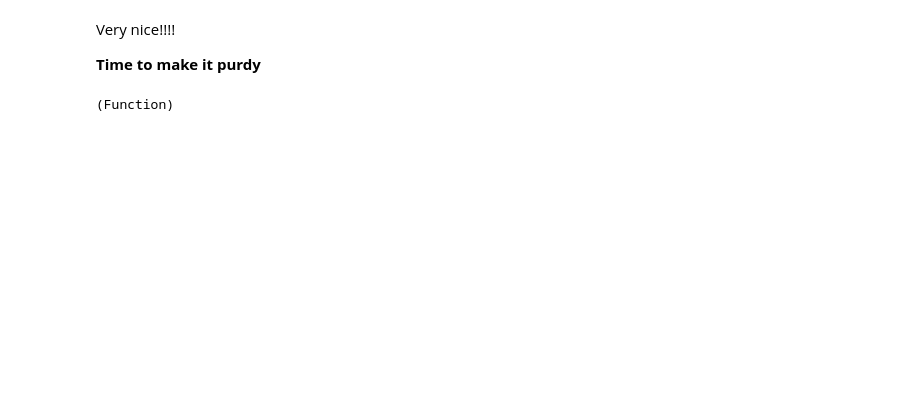
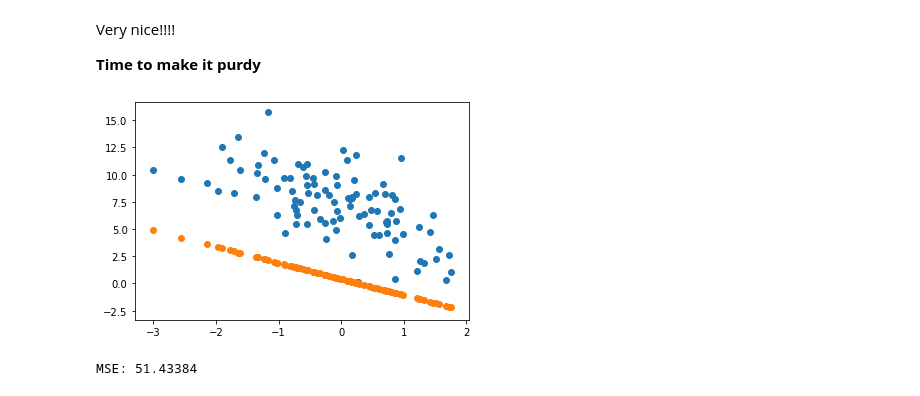
Before and after one commit to Unthrottled/fast-ai-swift, a Jupyter notebook: convolution_network_try_two.ipynb, the cells around one changed output. Drawn from its saved outputs; the diff is of its cells as text; code cells hidden in the pictures; blank space fills up the shorter version.

```diff
--- a/convolution_network_try_two.ipynb
+++ b/convolution_network_try_two.ipynb
@@ -291,10 +289,3 @@ func meanSquaredErrorAndGradient(yHat: TensorFloat, y: TensorFloat) -> (value: T
 
     return (value: meanValue, gradient: { squareGradient(meanGradient(TensorFloat([1]))) })
 }
-# %%
-struct AlexLayer {
-    let activationFunction: (TensorFloat) -> (value: TensorFloat, gradientChain: (TensorFloat) -> TensorFloat)
-
-}
-# %% [output]
-(Function)
@@ -300,0 +372,14 @@ struct AlexLayer {
+# %%
+let testLayer = AlexLayer(inputSize: 2,
+                          outputSize: 1)
+let (alexYHat, testLayerTwo) = testLayer.forwardPass(inputTensor: A)
+showYHat(yHat: alexYHat)
+# %% [output]
+[figure, added]
+# %%
+let (lossyBoi, lossGradient) = meanSquaredErrorAndGradient(yHat: alexYHat, y: yValidationPoints)
+print("MSE: \(lossyBoi)")
+let (ddxLayerTwo, testLayerThree) = testLayerTwo.backwardPass(ddx: lossGradient(),
+                                                              hyperParams: HyperParameters(learningRate: 5e-2))
+# %% [output]
+MSE: 51.43384
```
Also changed, not shown: parts of 15 cells of this notebook.
